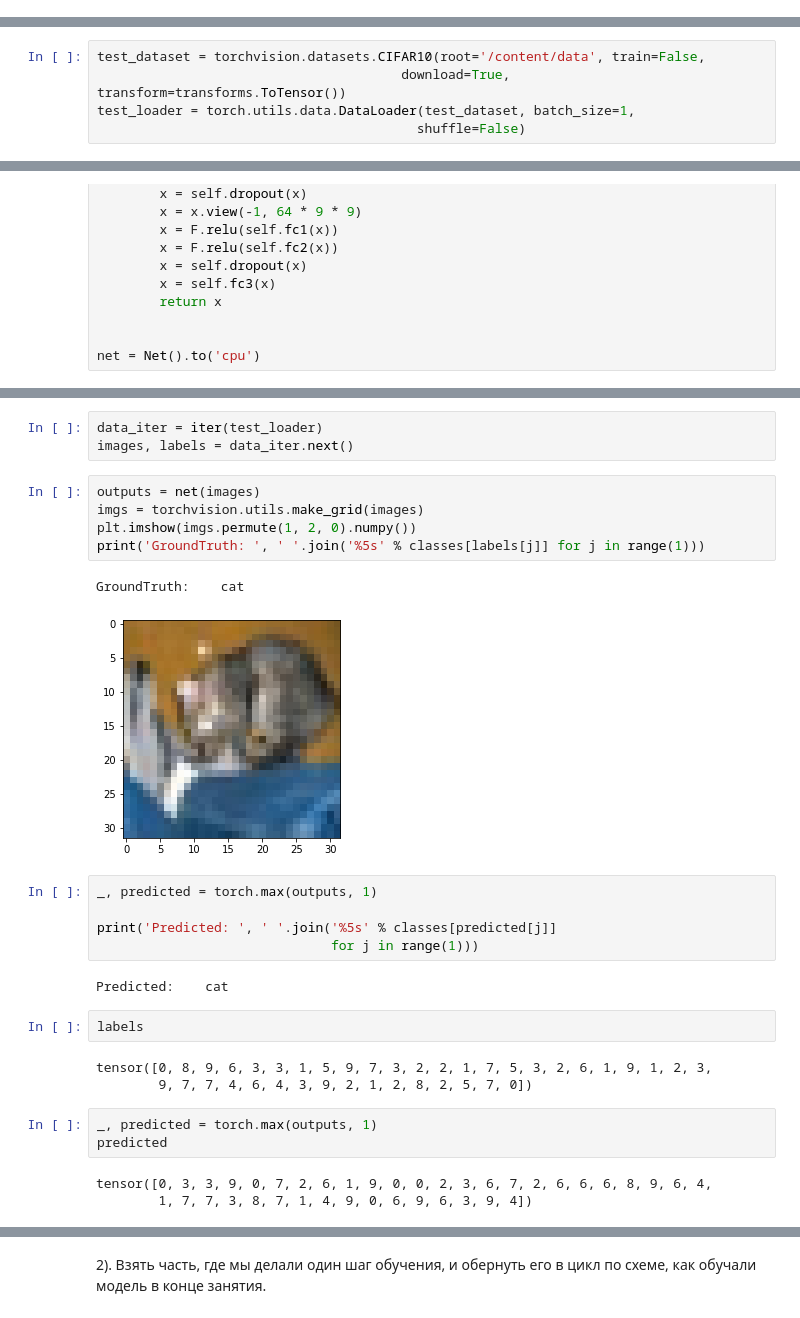
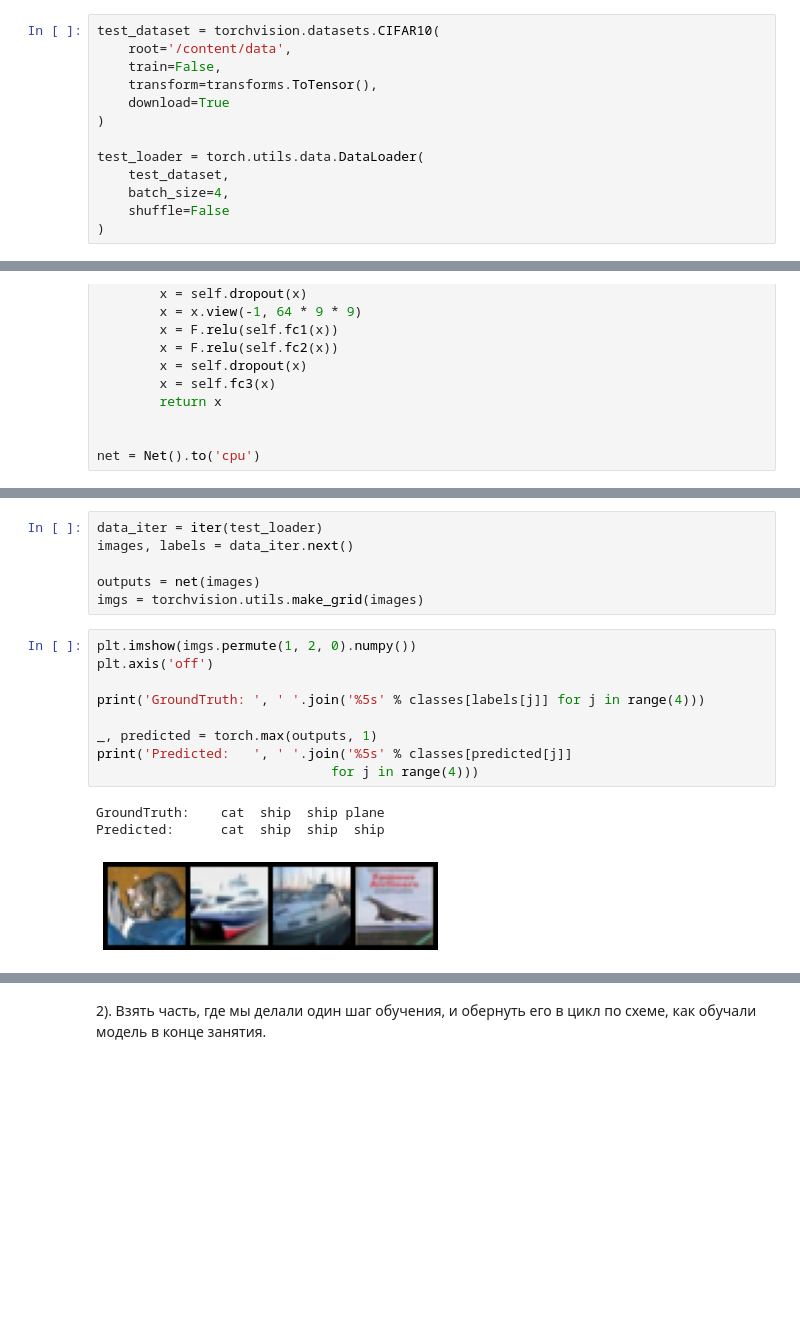
Before and after one commit to NovikovVN/pytorch, a Jupyter notebook: pytorch1.ipynb, the cells around one changed output, grey strips where cells are left out. Cells and saved outputs as stored; diff of their text form; blank space fills up the shorter version.

```diff
--- a/pytorch1.ipynb
+++ b/pytorch1.ipynb
@@ -34,0 +38,13 @@ torch.Size([3, 32, 32])
+# %%
+test_dataset = torchvision.datasets.CIFAR10(
+    root='/content/data',
+    train=False,
+    transform=transforms.ToTensor(),
+    download=True
+)
+
+test_loader = torch.utils.data.DataLoader(
+    test_dataset,
+    batch_size=4,
+    shuffle=False
+)
@@ -47,5 +67,0 @@ train_loader = torch.utils.data.DataLoader(dataset=train_dataset,
-# %%
-test_dataset = torchvision.datasets.CIFAR10(root='/content/data', train=False,
-                                       download=True, transform=transforms.ToTensor())
-test_loader = torch.utils.data.DataLoader(test_dataset, batch_size=1,
-                                         shuffle=False)
@@ -134,29 +147,19 @@ print('Training is finished!')
 # %%
 data_iter = iter(test_loader)
 images, labels = data_iter.next()
+
+outputs = net(images)
+imgs = torchvision.utils.make_grid(images)
 # %%
-outputs = net(images)
-imgs = torchvision.utils.make_grid(images)
 plt.imshow(imgs.permute(1, 2, 0).numpy())
-print('GroundTruth: ', ' '.join('%5s' % classes[labels[j]] for j in range(1)))
+plt.axis('off')
+
+print('GroundTruth: ', ' '.join('%5s' % classes[labels[j]] for j in range(4)))
+
+_, predicted = torch.max(outputs, 1)
+print('Predicted:   ', ' '.join('%5s' % classes[predicted[j]]
+                              for j in range(4)))
 # %% [output]
-GroundTruth:    cat
+GroundTruth:    cat  ship  ship plane
+Predicted:      cat  ship  ship  ship
-[figure, old version]
+[figure, new version]
-# %%
-_, predicted = torch.max(outputs, 1)
-
-print('Predicted: ', ' '.join('%5s' % classes[predicted[j]]
-                              for j in range(1)))
-# %% [output]
-Predicted:    cat
-# %%
-labels
-# %% [output]
-tensor([0, 8, 9, 6, 3, 3, 1, 5, 9, 7, 3, 2, 2, 1, 7, 5, 3, 2, 6, 1, 9, 1, 2, 3,
-        9, 7, 7, 4, 6, 4, 3, 9, 2, 1, 2, 8, 2, 5, 7, 0])
-# %%
-_, predicted = torch.max(outputs, 1)
-predicted
-# %% [output]
-tensor([0, 3, 3, 9, 0, 7, 2, 6, 1, 9, 0, 0, 2, 3, 6, 7, 2, 6, 6, 6, 8, 9, 6, 4,
-        1, 7, 7, 3, 8, 7, 1, 4, 9, 0, 6, 9, 6, 3, 9, 4])
```
Also changed, not shown: parts of 16 cells of this notebook.
